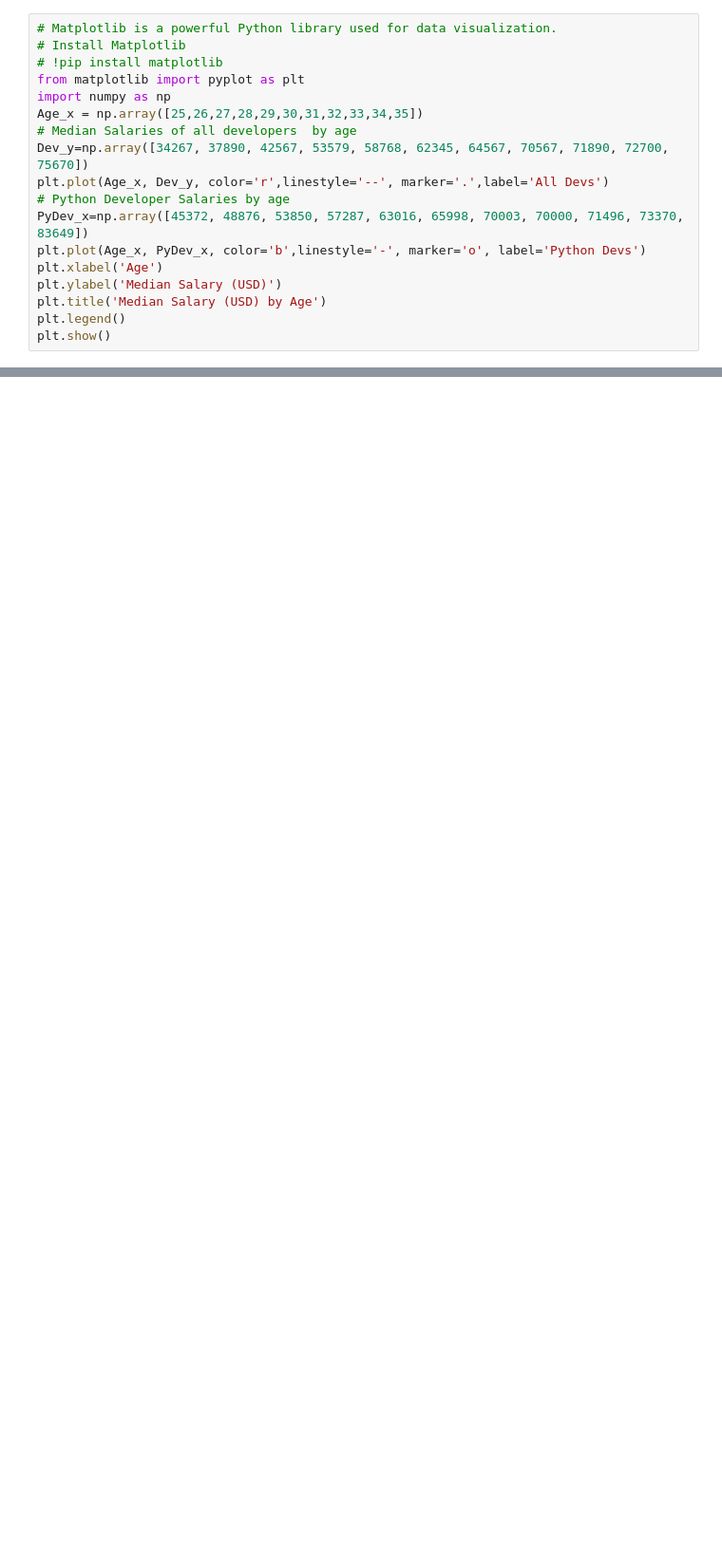
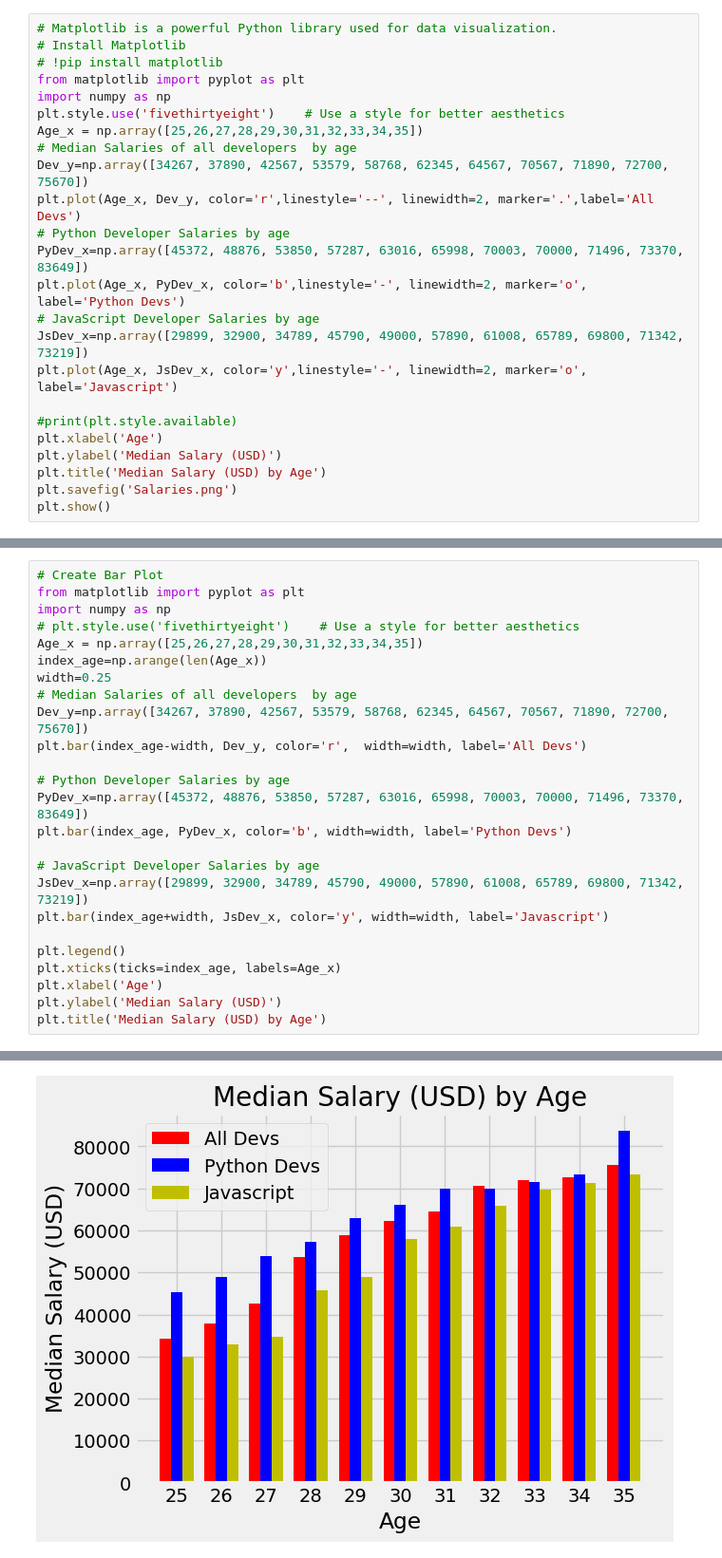
Before and after one commit to Mostafij-k/Python-Learning, a Jupyter notebook: Data/MatplotLib.ipynb, the cells around one changed output, grey strips where cells are left out. Shown at 95% size. Cells and saved outputs as stored; diff of their text form; blank space fills up the shorter version.

```diff
--- a/Data/MatplotLib.ipynb
+++ b/Data/MatplotLib.ipynb
@@ -4,15 +4,21 @@
 # !pip install matplotlib
 from matplotlib import pyplot as plt
 import numpy as np
+plt.style.use('fivethirtyeight')    # Use a style for better aesthetics
 Age_x = np.array([25,26,27,28,29,30,31,32,33,34,35])
 # Median Salaries of all developers  by age
 Dev_y=np.array([34267, 37890, 42567, 53579, 58768, 62345, 64567, 70567, 71890, 72700, 75670])
-plt.plot(Age_x, Dev_y, color='r',linestyle='--', marker='.',label='All Devs')
+plt.plot(Age_x, Dev_y, color='r',linestyle='--', linewidth=2, marker='.',label='All Devs')
 # Python Developer Salaries by age
 PyDev_x=np.array([45372, 48876, 53850, 57287, 63016, 65998, 70003, 70000, 71496, 73370, 83649])
-plt.plot(Age_x, PyDev_x, color='b',linestyle='-', marker='o', label='Python Devs')
+plt.plot(Age_x, PyDev_x, color='b',linestyle='-', linewidth=2, marker='o', label='Python Devs')
+# JavaScript Developer Salaries by age
+JsDev_x=np.array([29899, 32900, 34789, 45790, 49000, 57890, 61008, 65789, 69800, 71342, 73219])
+plt.plot(Age_x, JsDev_x, color='y',linestyle='-', linewidth=2, marker='o', label='Javascript')
+
+#print(plt.style.available)
 plt.xlabel('Age')
 plt.ylabel('Median Salary (USD)')
 plt.title('Median Salary (USD) by Age')
-plt.legend()
+plt.savefig('Salaries.png')
 plt.show()
@@ -20,0 +25,26 @@ plt.show()
+# %%
+# Create Bar Plot
+from matplotlib import pyplot as plt
+import numpy as np
+# plt.style.use('fivethirtyeight')    # Use a style for better aesthetics
+Age_x = np.array([25,26,27,28,29,30,31,32,33,34,35])
+index_age=np.arange(len(Age_x))
+width=0.25
+# Median Salaries of all developers  by age
+Dev_y=np.array([34267, 37890, 42567, 53579, 58768, 62345, 64567, 70567, 71890, 72700, 75670])
+plt.bar(index_age-width, Dev_y, color='r',  width=width, label='All Devs')
+
+# Python Developer Salaries by age
+PyDev_x=np.array([45372, 48876, 53850, 57287, 63016, 65998, 70003, 70000, 71496, 73370, 83649])
+plt.bar(index_age, PyDev_x, color='b', width=width, label='Python Devs')
+
+# JavaScript Developer Salaries by age
+JsDev_x=np.array([29899, 32900, 34789, 45790, 49000, 57890, 61008, 65789, 69800, 71342, 73219])
+plt.bar(index_age+width, JsDev_x, color='y', width=width, label='Javascript')
+
+plt.legend()
+plt.xticks(ticks=index_age, labels=Age_x)
+plt.xlabel('Age')
+plt.ylabel('Median Salary (USD)')
+plt.title('Median Salary (USD) by Age')
+# %% [output]
@@ -20,0 +52 @@ plt.show()
+[figure, added]
```
Also changed, not shown: parts of 3 cells of this notebook, 1 other file.
